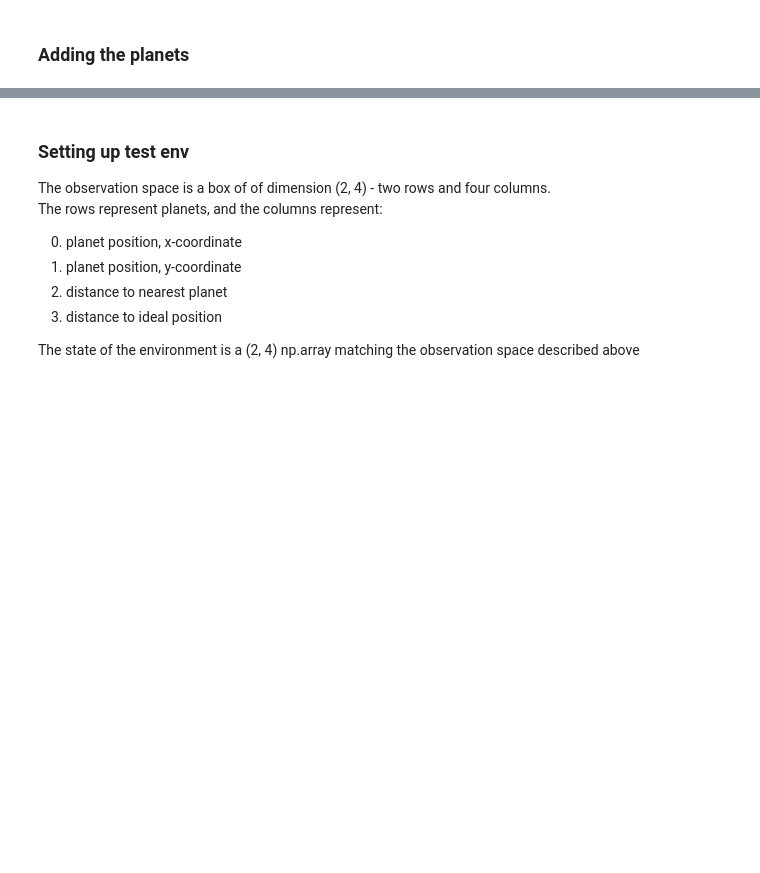
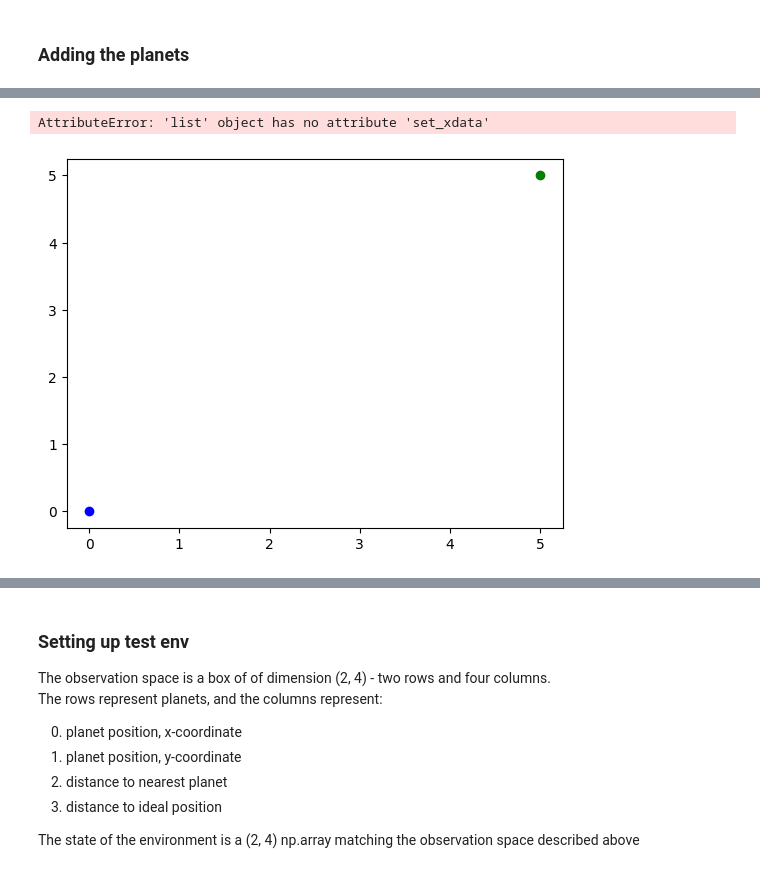
Before and after one commit to MartinEnevig/astroClock, a Jupyter notebook: notebooks/env.ipynb, the cells around one changed output, grey strips where cells are left out. Drawn from its saved outputs; the diff is of its cells as text; code cells hidden in the pictures; blank space fills up the shorter version.

```diff
--- a/notebooks/env.ipynb
+++ b/notebooks/env.ipynb
@@ -143,0 +164,22 @@ earth.get_distance_to_other_planets()
+# %%
+import time
+from IPython import display
+
+fig = plt.figure()
+plt.ion()
+ax = fig.add_subplot(111)
+earth = ax.plot(0, 0, 'bo')
+venus = ax.plot(5, 5, 'go')
+for i in range(5):
+    earth.set_xdata(i, i)
+    earth.set_ydata(4, 5-i)
+
+    venus.set_xdata(5-i, 5-i)
+
+    fig.canvas.draw()
+
+    fig.canvas.flush_events()
+    time.sleep(0.1)
+# %% [output]
+AttributeError: 'list' object has no attribute 'set_xdata'
+[figure, added]
```
Also changed, not shown: parts of 17 cells of this notebook, 3 other files.
